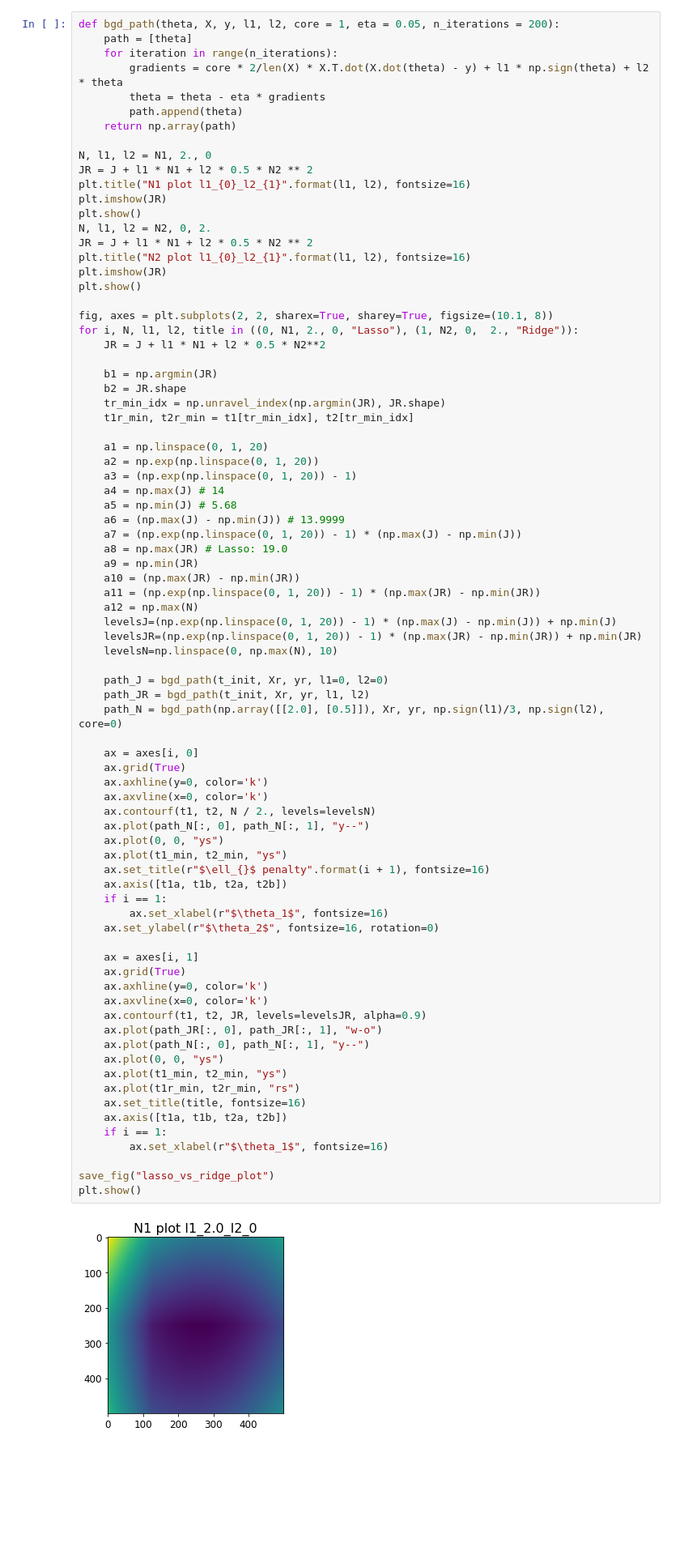
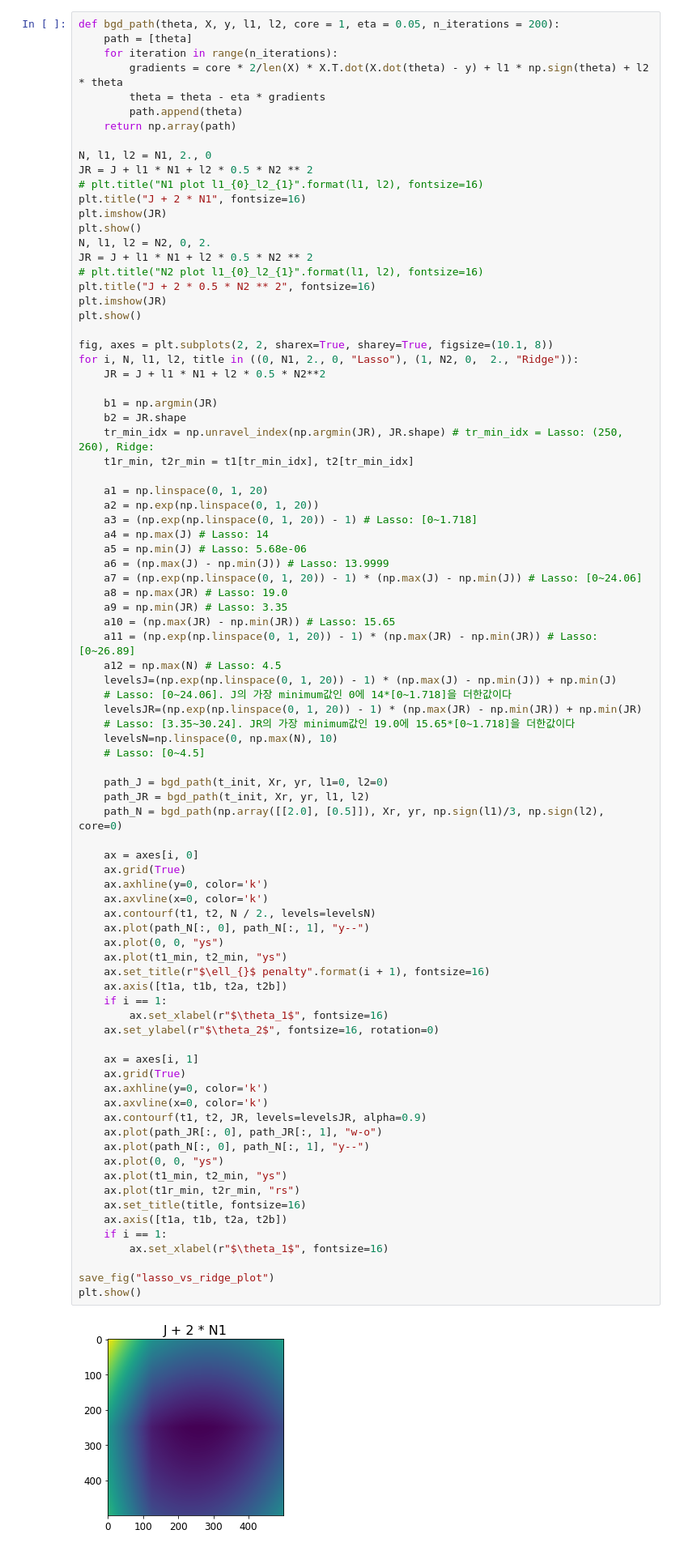
Before and after one commit to ahn19/handson-ml2, a Jupyter notebook: 04_training_linear_models.ipynb, the cells around one changed output. Shown at 81% size. Drawn from its saved outputs; the diff is of its cells as text; blank space fills up the shorter version.

```diff
--- a/04_training_linear_models.ipynb
+++ b/04_training_linear_models.ipynb
@@ -712,12 +716,14 @@ def bgd_path(theta, X, y, l1, l2, core = 1, eta = 0.05, n_iterations = 200):
 
 N, l1, l2 = N1, 2., 0
 JR = J + l1 * N1 + l2 * 0.5 * N2 ** 2
-plt.title("N1 plot l1_{0}_l2_{1}".format(l1, l2), fontsize=16)
+# plt.title("N1 plot l1_{0}_l2_{1}".format(l1, l2), fontsize=16)
+plt.title("J + 2 * N1", fontsize=16)
 plt.imshow(JR)
 plt.show()
 N, l1, l2 = N2, 0, 2.
 JR = J + l1 * N1 + l2 * 0.5 * N2 ** 2
-plt.title("N2 plot l1_{0}_l2_{1}".format(l1, l2), fontsize=16)
+# plt.title("N2 plot l1_{0}_l2_{1}".format(l1, l2), fontsize=16)
+plt.title("J + 2 * 0.5 * N2 ** 2", fontsize=16)
 plt.imshow(JR)
 plt.show()
 
@@ -727,24 +733,27 @@ for i, N, l1, l2, title in ((0, N1, 2., 0, "Lasso"), (1, N2, 0,  2., "Ridge")):
 
     b1 = np.argmin(JR)
     b2 = JR.shape
-    tr_min_idx = np.unravel_index(np.argmin(JR), JR.shape)
+    tr_min_idx = np.unravel_index(np.argmin(JR), JR.shape) # tr_min_idx = Lasso: (250, 260), Ridge:
     t1r_min, t2r_min = t1[tr_min_idx], t2[tr_min_idx]
 
     a1 = np.linspace(0, 1, 20)
     a2 = np.exp(np.linspace(0, 1, 20))
-    a3 = (np.exp(np.linspace(0, 1, 20)) - 1)
-    a4 = np.max(J) # 14
-    a5 = np.min(J) # 5.68
-    a6 = (np.max(J) - np.min(J)) # 13.9999
-    a7 = (np.exp(np.linspace(0, 1, 20)) - 1) * (np.max(J) - np.min(J))
+    a3 = (np.exp(np.linspace(0, 1, 20)) - 1) # Lasso: [0~1.718]
+    a4 = np.max(J) # Lasso: 14
+    a5 = np.min(J) # Lasso: 5.68e-06
+    a6 = (np.max(J) - np.min(J)) # Lasso: 13.9999
+    a7 = (np.exp(np.linspace(0, 1, 20)) - 1) * (np.max(J) - np.min(J)) # Lasso: [0~24.06]
     a8 = np.max(JR) # Lasso: 19.0
-    a9 = np.min(JR)
-    a10 = (np.max(JR) - np.min(JR))
-    a11 = (np.exp(np.linspace(0, 1, 20)) - 1) * (np.max(JR) - np.min(JR))
-    a12 = np.max(N)
+    a9 = np.min(JR) # Lasso: 3.35
+    a10 = (np.max(JR) - np.min(JR)) # Lasso: 15.65
+    a11 = (np.exp(np.linspace(0, 1, 20)) - 1) * (np.max(JR) - np.min(JR)) # Lasso: [0~26.89]
+    a12 = np.max(N) # Lasso: 4.5
     levelsJ=(np.exp(np.linspace(0, 1, 20)) - 1) * (np.max(J) - np.min(J)) + np.min(J)
+    # Lasso: [0~24.06]. J의 가장 minimum값인 0에 14*[0~1.718]을 더한값이다
     levelsJR=(np.exp(np.linspace(0, 1, 20)) - 1) * (np.max(JR) - np.min(JR)) + np.min(JR)
+    # Lasso: [3.35~30.24]. JR의 가장 minimum값인 19.0에 15.65*[0~1.718]을 더한값이다
     levelsN=np.linspace(0, np.max(N), 10)
+    # Lasso: [0~4.5]
 
     path_J = bgd_path(t_init, Xr, yr, l1=0, l2=0)
     path_JR = bgd_path(t_init, Xr, yr, l1, l2)
@@ -755,31 +764,31 @@ for i, N, l1, l2, title in ((0, N1, 2., 0, "Lasso"), (1, N2, 0,  2., "Ridge")):
     ax.axhline(y=0, color='k')
     ax.axvline(x=0, color='k')
     ax.contourf(t1, t2, N / 2., levels=levelsN)
     ax.plot(path_N[:, 0], path_N[:, 1], "y--")
     ax.plot(0, 0, "ys")
     ax.plot(t1_min, t2_min, "ys")
     ax.set_title(r"$\ell_{}$ penalty".format(i + 1), fontsize=16)
     ax.axis([t1a, t1b, t2a, t2b])
     if i == 1:
         ax.set_xlabel(r"$\theta_1$", fontsize=16)
     ax.set_ylabel(r"$\theta_2$", fontsize=16, rotation=0)
 
     ax = axes[i, 1]
     ax.grid(True)
     ax.axhline(y=0, color='k')
     ax.axvline(x=0, color='k')
     ax.contourf(t1, t2, JR, levels=levelsJR, alpha=0.9)
     ax.plot(path_JR[:, 0], path_JR[:, 1], "w-o")
     ax.plot(path_N[:, 0], path_N[:, 1], "y--")
     ax.plot(0, 0, "ys")
     ax.plot(t1_min, t2_min, "ys")
     ax.plot(t1r_min, t2r_min, "rs")
     ax.set_title(title, fontsize=16)
     ax.axis([t1a, t1b, t2a, t2b])
     if i == 1:
         ax.set_xlabel(r"$\theta_1$", fontsize=16)
 
 save_fig("lasso_vs_ridge_plot")
 plt.show()
 # %% [output]
-[figure, old version]
+[figure, new version]
```
Also changed, not shown: parts of 2 cells of this notebook.
